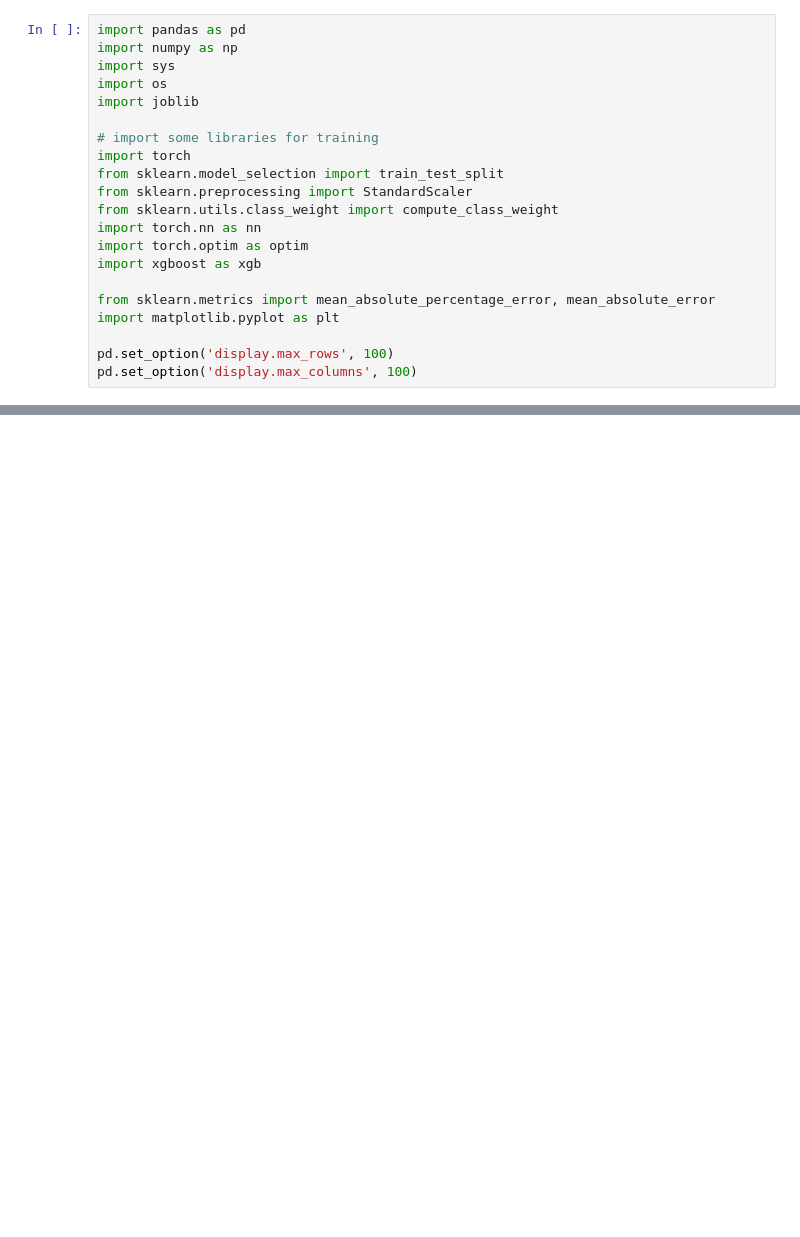
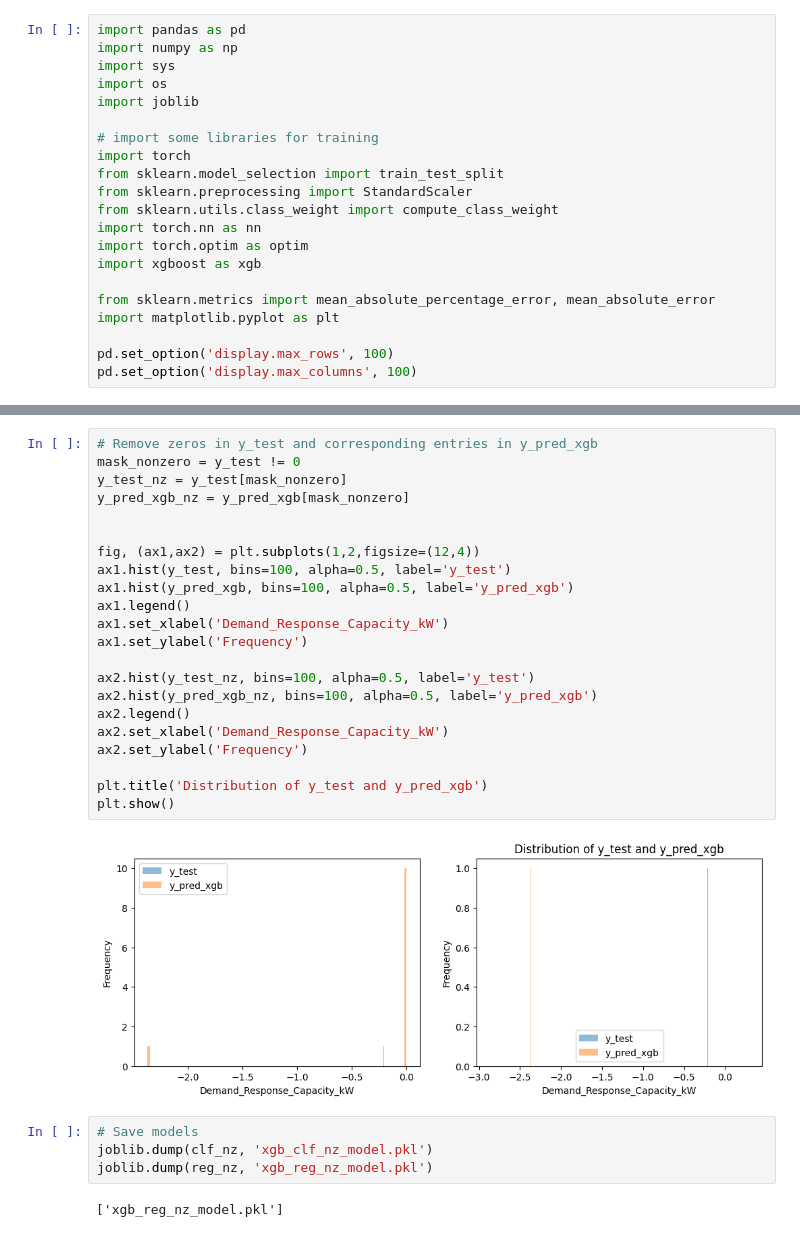
Before and after one commit to truongbnguyen88/nrg_hackathon_sept2025, a Jupyter notebook: phase2_train.ipynb, the cells around one changed output, grey strips where cells are left out. Drawn from its saved outputs; the diff is of its cells as text; blank space fills up the shorter version.

```diff
--- a/phase2_train.ipynb
+++ b/phase2_train.ipynb
@@ -127,0 +155,30 @@ plt.show()
+# %%
+# Remove zeros in y_test and corresponding entries in y_pred_xgb
+mask_nonzero = y_test != 0
+y_test_nz = y_test[mask_nonzero]
+y_pred_xgb_nz = y_pred_xgb[mask_nonzero]
+
+
+fig, (ax1,ax2) = plt.subplots(1,2,figsize=(12,4))
+ax1.hist(y_test, bins=100, alpha=0.5, label='y_test')
+ax1.hist(y_pred_xgb, bins=100, alpha=0.5, label='y_pred_xgb')
+ax1.legend()
+ax1.set_xlabel('Demand_Response_Capacity_kW')
+ax1.set_ylabel('Frequency')
+
+ax2.hist(y_test_nz, bins=100, alpha=0.5, label='y_test')
+ax2.hist(y_pred_xgb_nz, bins=100, alpha=0.5, label='y_pred_xgb')
+ax2.legend()
+ax2.set_xlabel('Demand_Response_Capacity_kW')
+ax2.set_ylabel('Frequency')
+
+plt.title('Distribution of y_test and y_pred_xgb')
+plt.show()
+# %% [output]
+[figure, added]
+# %%
+# Save models
+joblib.dump(clf_nz, 'xgb_clf_nz_model.pkl')
+joblib.dump(reg_nz, 'xgb_reg_nz_model.pkl')
+# %% [output]
+['xgb_reg_nz_model.pkl']
```
Also changed, not shown: parts of 8 cells of this notebook, 7 other files.
